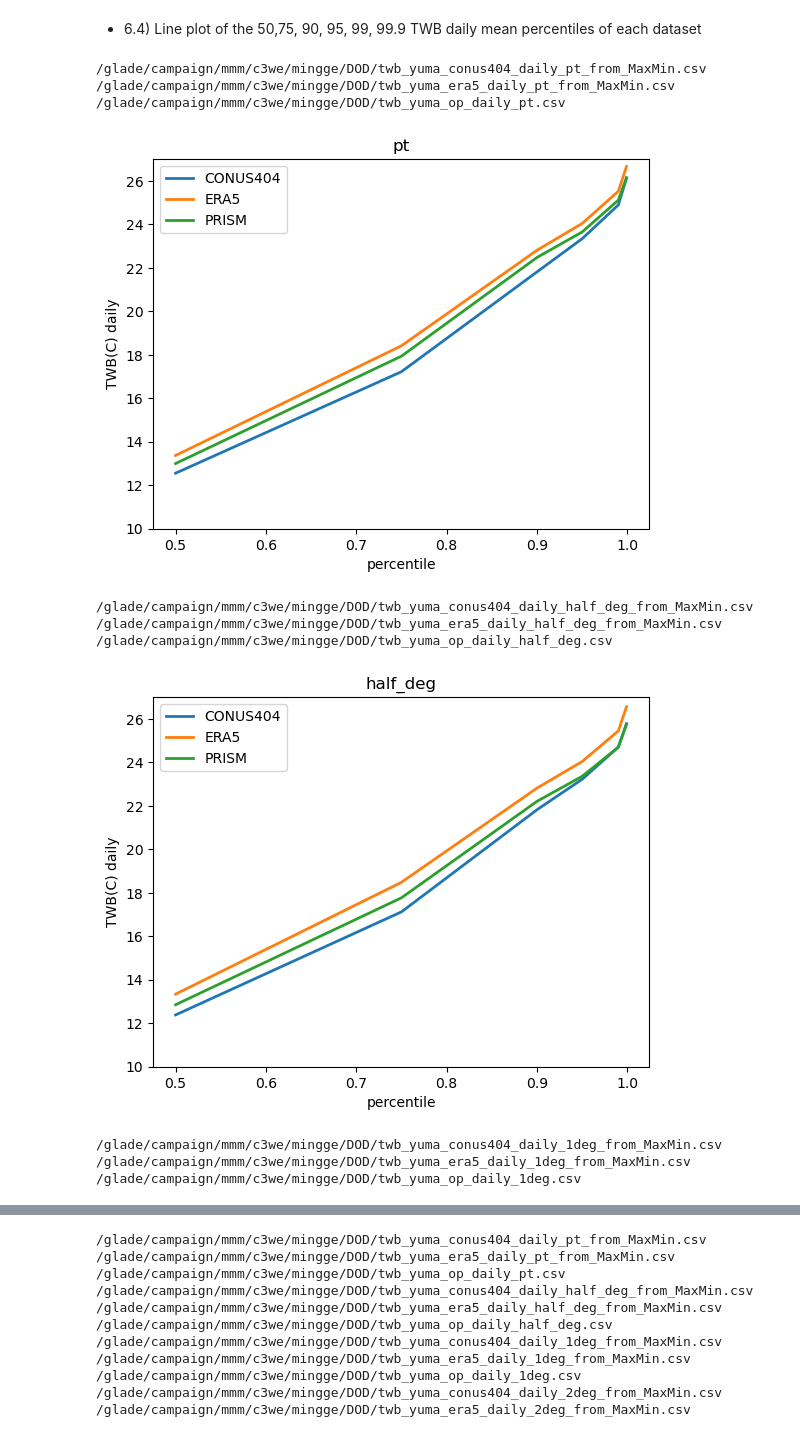
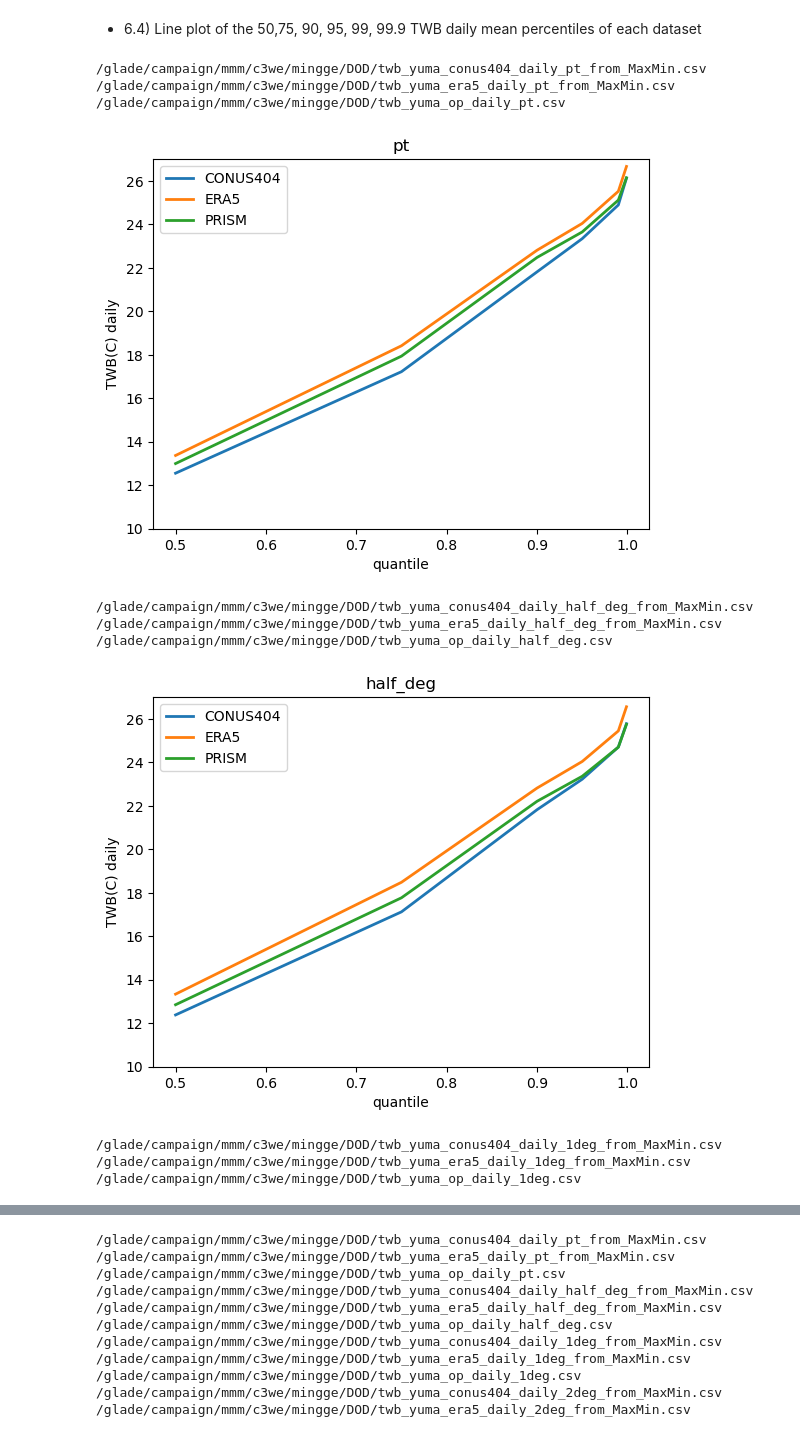
Before and after one commit to ming80302/DOD, a Jupyter notebook: twb_era5_conus404_ob.ipynb, the cells around one changed output, grey strips where cells are left out. Drawn from its saved outputs; the diff is of its cells as text; code cells hidden in the pictures.

```diff
--- a/twb_era5_conus404_ob.ipynb
+++ b/twb_era5_conus404_ob.ipynb
@@ -693,29 +732,29 @@ for key in ij_unstr_dict:
 # %%
 q_1d = [.50, .75, .90, .95, .99, .999]
 n_q = len(q_1d)
 
 for key in ij_unstr_dict:
     flnm_1d = [dir_o + 'twb_yuma_conus404_daily_' + key + '_from_MaxMin.csv',
                dir_o + 'twb_yuma_era5_daily_' + key + '_from_MaxMin.csv',
                dir_o + 'twb_yuma_op_daily_' + key + '.csv']
     n_f = len(flnm_1d)
     p_2d = np.zeros((n_f, n_q))
 
     ct = 0
     for flnm in flnm_1d:
         p_2d[ct] = cal_qs(flnm, q_1d, method)
         ct = ct + 1
 
-    plot_xy3(q_1d, p_2d,  'percentile', key)
+    plot_xy3(q_1d, p_2d,  'quantile', key)
 # %% [output]
 /glade/campaign/mmm/c3we/mingge/DOD/twb_yuma_conus404_daily_pt_from_MaxMin.csv
 /glade/campaign/mmm/c3we/mingge/DOD/twb_yuma_era5_daily_pt_from_MaxMin.csv
 /glade/campaign/mmm/c3we/mingge/DOD/twb_yuma_op_daily_pt.csv
-[figure, old version]
+[figure, new version]
 /glade/campaign/mmm/c3we/mingge/DOD/twb_yuma_conus404_daily_half_deg_from_MaxMin.csv
 /glade/campaign/mmm/c3we/mingge/DOD/twb_yuma_era5_daily_half_deg_from_MaxMin.csv
 /glade/campaign/mmm/c3we/mingge/DOD/twb_yuma_op_daily_half_deg.csv
-[figure, old version]
+[figure, new version]
 /glade/campaign/mmm/c3we/mingge/DOD/twb_yuma_conus404_daily_1deg_from_MaxMin.csv
 /glade/campaign/mmm/c3we/mingge/DOD/twb_yuma_era5_daily_1deg_from_MaxMin.csv
 /glade/campaign/mmm/c3we/mingge/DOD/twb_yuma_op_daily_1deg.csv
```
Also changed, not shown: parts of 2 cells of this notebook.
